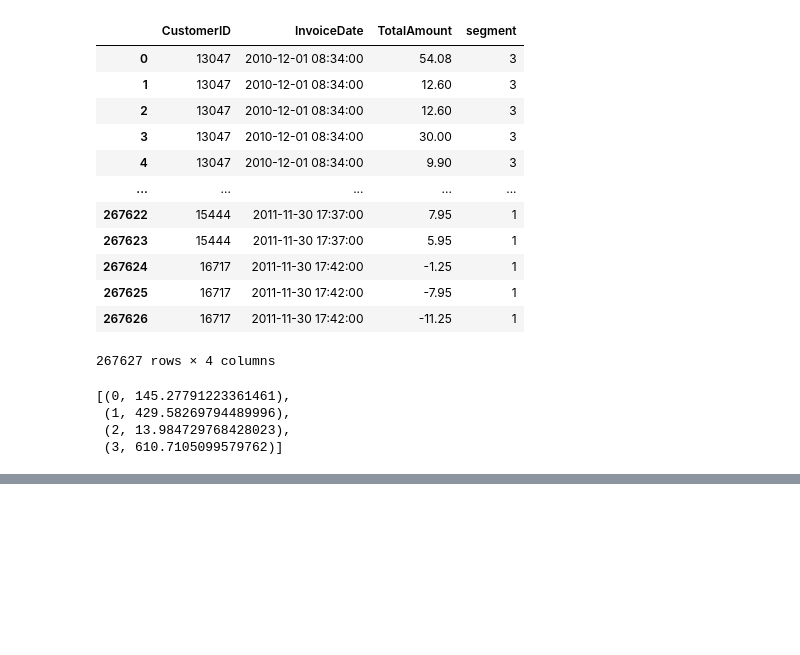
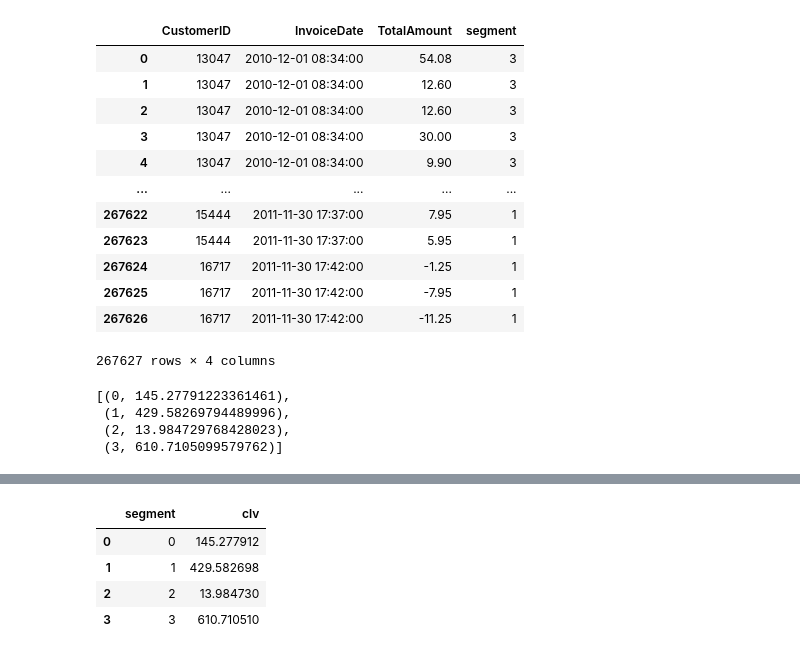
Before and after one commit to ShivprasadNalawade/RFM-Segmentation-and-CLV, a Jupyter notebook: rfm-segmentation-clv.ipynb, the cells around one changed output, grey strips where cells are left out. Cells and saved outputs as stored; diff of their text form; code cells hidden in the pictures; blank space fills up the shorter version.

```diff
--- a/rfm-segmentation-clv.ipynb
+++ b/rfm-segmentation-clv.ipynb
@@ -746,0 +765,9 @@ segment_wise_clv
+# %%
+segment_wise_clv = pd.DataFrame(segment_wise_clv, columns = ['segment','clv'])
+segment_wise_clv
+# %% [output]
+|  | segment | clv |
+| 0 | 0 | 145.277912 |
+| 1 | 1 | 429.582698 |
+| 2 | 2 | 13.984730 |
+| 3 | 3 | 610.710510 |
```
Also changed, not shown: parts of 3 cells of this notebook.
